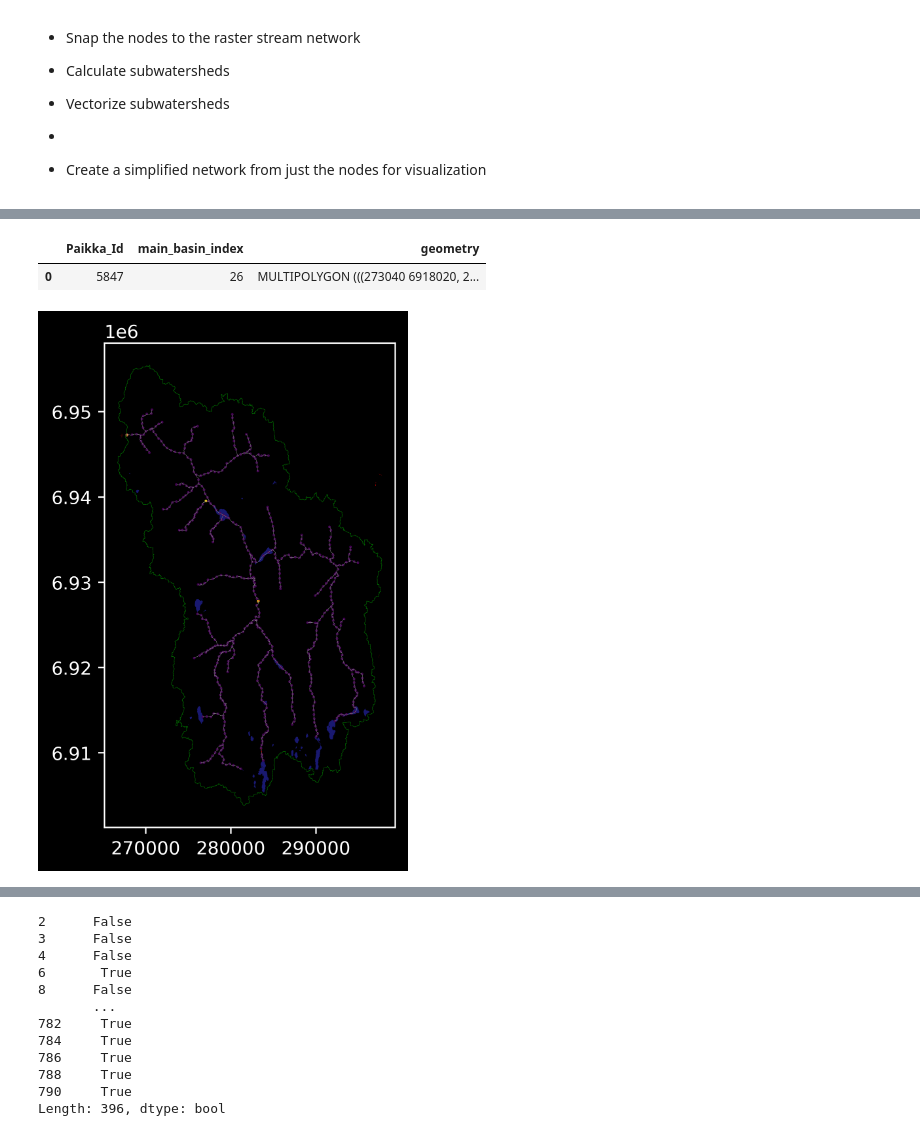
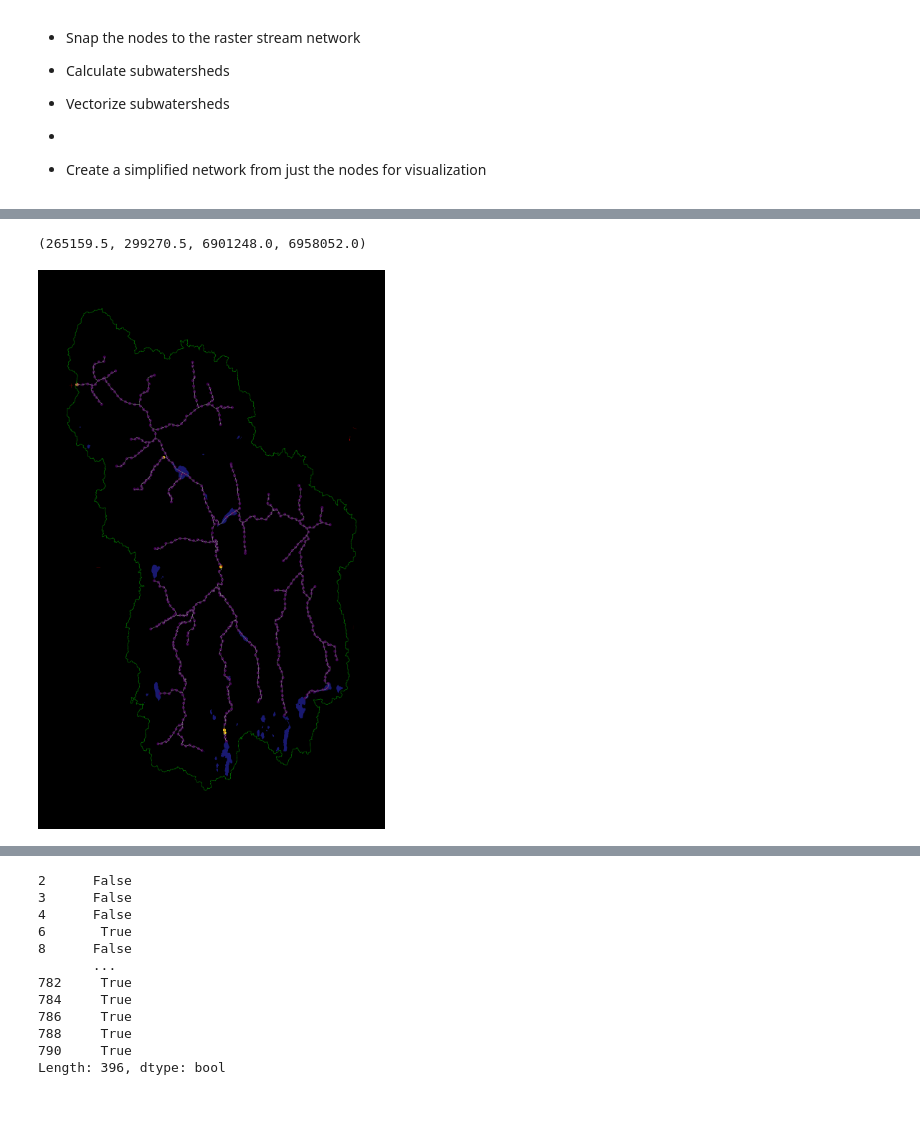
Before and after one commit to iiroseppa/CAMELS-FI, a Jupyter notebook: network_analysis/stream_processing_v2.ipynb, the cells around one changed output, grey strips where cells are left out. Cells and saved outputs as stored; diff of their text form; code cells hidden in the pictures; blank space fills up the shorter version.

```diff
--- a/network_analysis/stream_processing_v2.ipynb
+++ b/network_analysis/stream_processing_v2.ipynb
@@ -322,15 +322,15 @@ for i, watershed in pbar:
     nodes.loc[:, 'pour'] = nodes.id == pour_idx
     # Setting pour to self loop
 
-    nodes['dam'] = nodes['geometry'].intersects(network_dam_is_points.buffer(tolerance).union_all())
+    nodes['dam'] = nodes['geometry'].intersects(network_dam_is_points.buffer(10).union_all())
 
     # pd.options.mode.chained_assignment = 'warn'  # default='warn'
-
+    #before_dam_clipping = nodes.copy()
 
     # Fixing very short sections that arise from dam clipping
-    nodes = correct_dam_slivers(nodes, 100)
+    nodes = correct_dam_slivers(nodes, 10)
 
-
+    after_dam_clipping = nodes.copy()
     # Next node type is changed to int, there shouldn't be nan's at this point
     nodes['next'] = nodes['next'].astype(int)
 
@@ -358,24 +353,22 @@ for i, watershed in pbar:
-# %%
-watershed
-# %% [output]
-|  | Paikka_Id | main_basin_index | geometry |
-| 0 | 5847 | 26 | MULTIPOLYGON (((273040 6918020, 2... |
 # %%
 ax = watershed.boundary.plot(color='darkgreen', linewidth=0.2)
 ax = lakes.plot(ax=ax, color='midnightblue')
 #ax = boundary.plot(ax=ax, color='white', linewidth=0.1)
 #ax = network.plot("tyyppi", cmap="cool", ax=ax, linewidth=0.2)
 ax = network.plot(color='grey', ax=ax, linewidth=0.2)
 #ax = test.plot(ax=ax, markersize=0.2, color='aqua')
 #ax = orig_nodes.plot(ax=ax, markersize=0.2, color='aqua')
 ax = nodes.plot('dam', ax=ax, markersize=0.2, cmap="viridis")
+#ax = test.plot('dam', ax=ax, markersize=0.2, cmap="viridis")
 #ax = too_short.plot(ax=ax, markersize=0.2, color='lime')
 #ax= orig_pour.plot(color='coral', ax=ax, markersize=0.3)
 ax = pour.plot(color='coral', ax=ax, markersize=0.3)
 #ax = suspects.plot(color='pink', ax=ax, markersize=0.6)
+#ax = network_dam_is_points.plot(ax=ax)
 ax = dams.plot(ax=ax, color='red', linewidth=2)
 #ax.set_xlim([network.total_bounds[0] -1000, network.total_bounds[2]-20000])
 #ax.set_ylim([dams.total_bounds[1], dams.total_bounds[3]-23000])
-#plt.axis('off')
+plt.axis('off')
 # %% [output]
+(265159.5, 299270.5, 6901248.0, 6958052.0)
-[figure, old version]
+[figure, new version]
```
Also changed, not shown: parts of 5 cells of this notebook, 1 other file.
